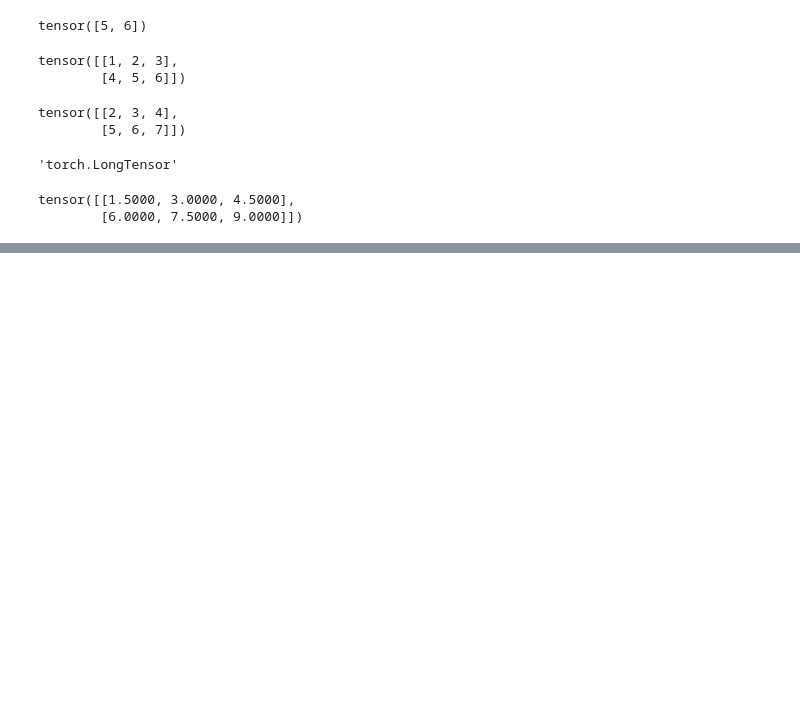
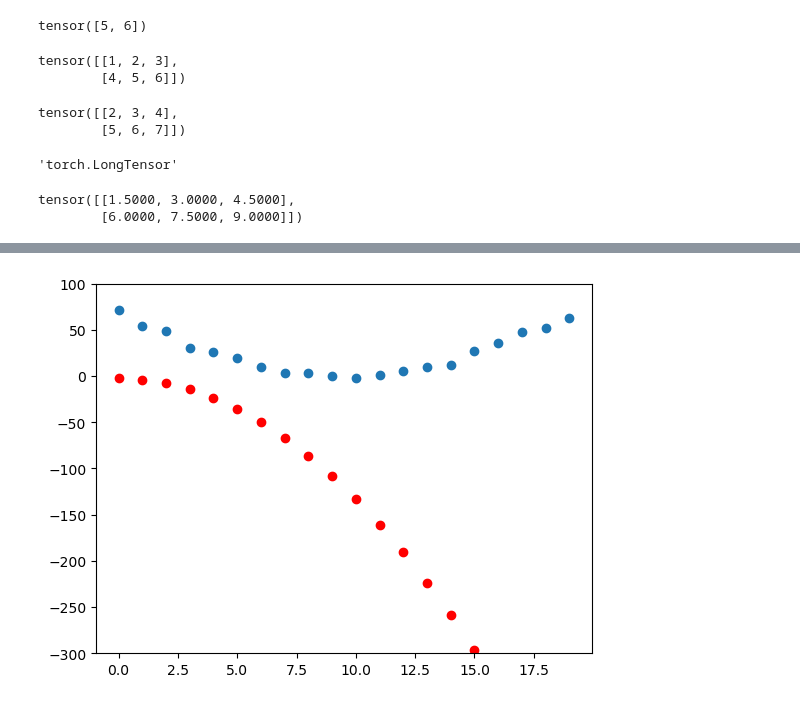
Before and after one commit to kamja44/ML-TIL, a Jupyter notebook: FastAI/FastAI 4장.ipynb, the cells around one changed output, grey strips where cells are left out. Drawn from its saved outputs; the diff is of its cells as text; code cells hidden in the pictures; blank space fills up the shorter version.

```diff
--- a/FastAI/FastAI 4장.ipynb
+++ b/FastAI/FastAI 4장.ipynb
@@ -162,0 +288,4 @@ tensor([[1.5000, 3.0000, 4.5000],
+# %%
+lr = 1e-5
+params.data -= lr * params.grad.data
+params.grad = None
@@ -162,0 +297,4 @@ tensor([[1.5000, 3.0000, 4.5000],
+# %%
+show_preds(preds)
+# %% [output]
+[figure, added]
```
Also changed, not shown: parts of 50 cells of this notebook.
